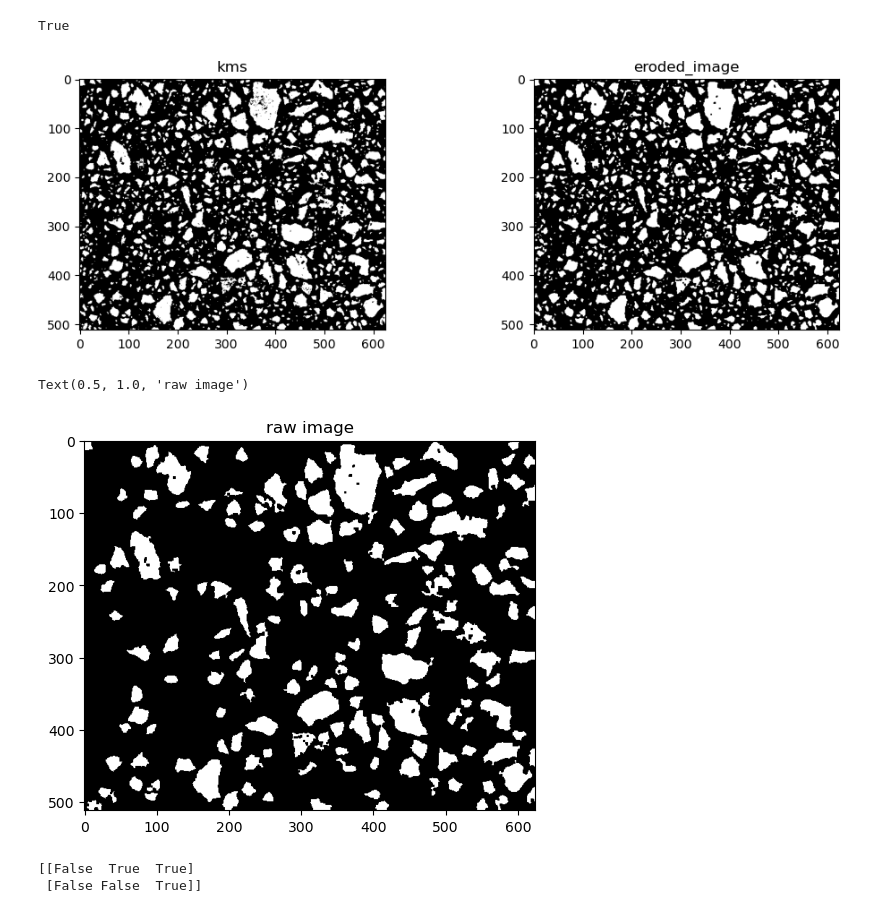
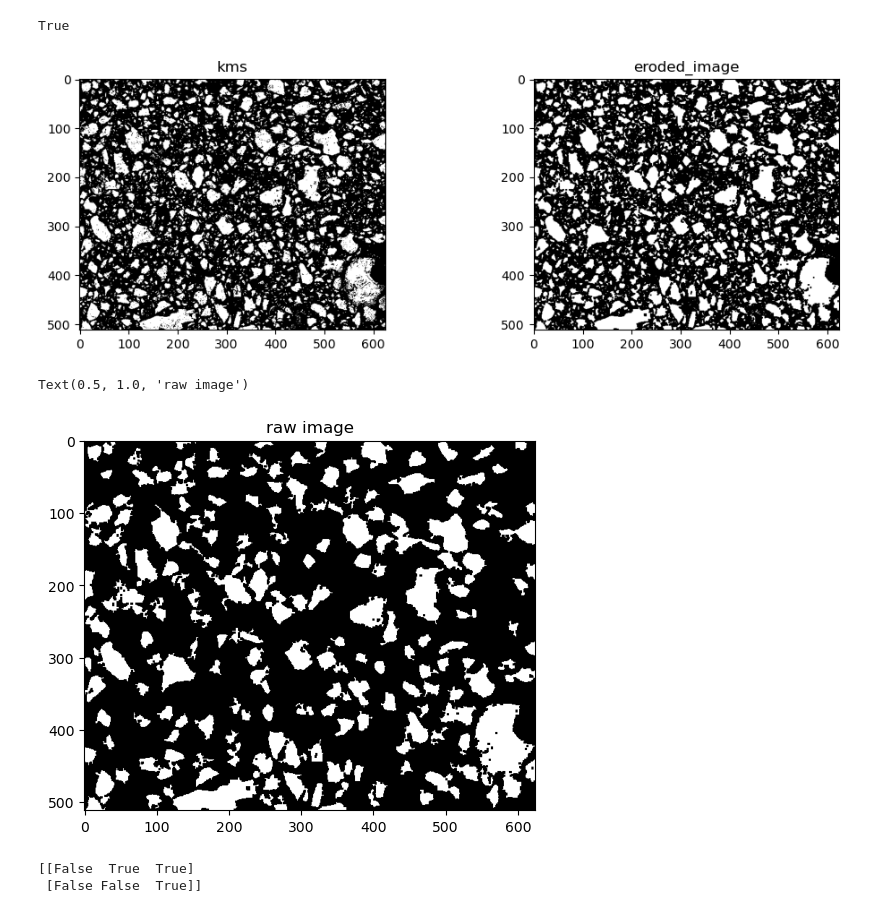
Before and after one commit to Barryzp/ml-workspace, a Jupyter notebook: registration/basic-operator/image_segmetion.ipynb, the cells around one changed output. Saved outputs shown, nothing was run; the diff lists cells and outputs as text; code cells hidden in the pictures.

```diff
--- a/registration/basic-operator/image_segmetion.ipynb
+++ b/registration/basic-operator/image_segmetion.ipynb
@@ -27,8 +27,17 @@ def kmeans_image_segmentation(image, n_clusters=2):
 
     return segmented_image
 
+sample_index = 4
+bse_sample_index = 2
+zoom_times = 100
+middle = zoom_times // 100
+end_index = 1
+
+file_name = f"{sample_index}-{middle}-{end_index}"
+src_path = f"D:/workspace/ml-workspace/registration/datasets/sample{sample_index}/bse/s{bse_sample_index}/{zoom_times}"
+
 # 读取图像
-image = cv2.imread('../datasets/sample4/bse/100/4-1-1-enhanced-roi.bmp')
+image = cv2.imread(f'{src_path}/{file_name}-enhanced-roi.bmp')
 
 plt.imshow(image)
 plt.title("raw image")
@@ -41,7 +50,7 @@ for i in range(4):
     segmented_image = kmeans_image_segmentation(image, num)
 
     # 把这个二值图进行保存
-    cv2.imwrite(f'../datasets/sample4/bse/100/4-1-1-enhanced-roi-kms{num}.bmp', segmented_image)
+    cv2.imwrite(f'{src_path}/{file_name}-enhanced-roi-kms{num}.bmp', segmented_image)
 
     ax = fig.add_subplot(gs[(i // 2) , i % 2])
     ax.imshow(segmented_image)
@@ -52,9 +64,7 @@ plt.subplots_adjust(wspace=0.4, hspace=0.4)
 # k-means结果显示，聚类成3类还算正常
 # 读取图像
 
-read_path = "../datasets/sample4/bse/100"
-
-kms = cv2.imread('../datasets/sample4/bse/100/4-1-1-enhanced-roi-kms3.bmp', cv2.IMREAD_GRAYSCALE)
+kms = cv2.imread(f'{src_path}/{file_name}-enhanced-roi-kms3.bmp', cv2.IMREAD_GRAYSCALE)
 
 gray_cls = 127
 
@@ -83,39 +93,39 @@ plt.subplot(2, 2, 2), plt.imshow(eroded_image, cmap='gray',vmin=0, vmax=255), pl
 # plt.subplot(2, 2, 4), plt.imshow(rotated, cmap='gray',vmin=0, vmax=255), plt.title('transform_origin')
 
 
-cv2.imwrite('../datasets/sample4/bse/100/4-1-1-enhanced-roi-kms3-filter.bmp', eroded_image)
+cv2.imwrite(f'{src_path}/{file_name}-enhanced-roi-kms3-filter.bmp', eroded_image)
 # %% [output]
 True
-[figure, old version]
+[figure, new version]
 # %%
 import cv2
 import numpy as np
 
 # 读取二值图像
-bin_image = cv2.imread(f'{read_path}/4-1-1-enhanced-roi-kms3-filter.bmp', 0)
+bin_image = cv2.imread(f'{src_path}/{file_name}-enhanced-roi-kms3-filter.bmp', 0)
 
 # 寻找连通区域
 num_labels, labels, stats, centroids = cv2.connectedComponentsWithStats(bin_image, 4, cv2.CV_32S)
 
 # 设置大小阈值
 size_threshold = 128
 
 # 创建一个新的图像来存放结果
 new_image = np.zeros_like(bin_image)
 
 # 遍历所有连通区域
 for i in range(1, num_labels):
     if stats[i, cv2.CC_STAT_AREA] >= size_threshold:
         # 如果连通区域的大小大于阈值，则将其添加到新图像中
         new_image[labels == i] = 255
 
-cv2.imwrite(f"{read_path}/4-1-1-masked.bmp", new_image)
+cv2.imwrite(f"{src_path}/{file_name}-masked.bmp", new_image)
 # 显示或保存结果
 plt.imshow(new_image, cmap="gray", vmin=0, vmax=255)
 plt.title("raw image")
 # %% [output]
 Text(0.5, 1.0, 'raw image')
-[figure, old version]
+[figure, new version]
 # %%
 # 裁剪BSE增强图像以及二值图像
 bse_img = Image.fromarray(image)
```
Also changed, not shown: parts of 2 cells of this notebook, 9 other files.
